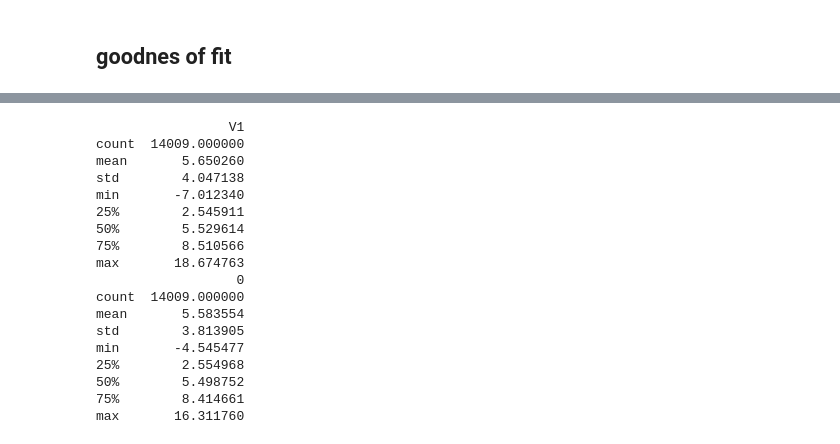
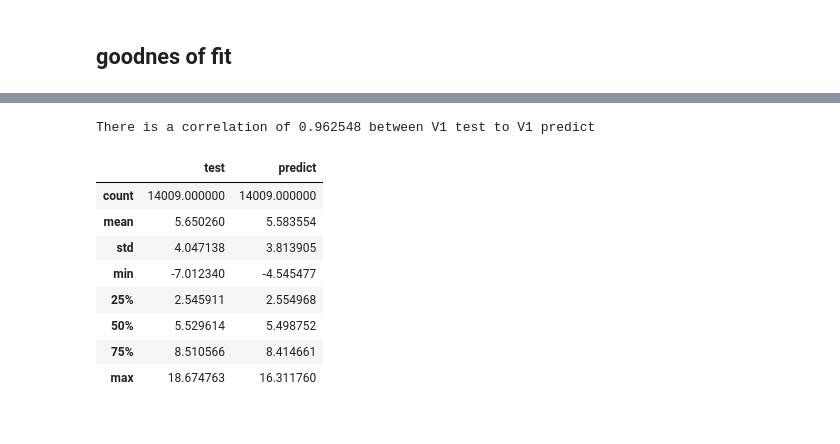
Before and after one commit to roishlezinger/test, a Jupyter notebook: predict.ipynb, the cells around one changed output, grey strips where cells are left out. Drawn from its saved outputs; the diff is of its cells as text; code cells hidden in the pictures.

```diff
--- a/predict.ipynb
+++ b/predict.ipynb
@@ -187,23 +188,21 @@ plt.show()
 # %%
 #Comparison of basic parameters between test and predict
-print(pd.DataFrame(data=y_test).describe())
-print(pd.DataFrame(data=y_predict_test).describe())
+from scipy.stats.stats import pearsonr
+disc = pd.DataFrame(data=y_test).describe()
+disc.columns = ['test']
+disc['predict'] = pd.DataFrame(data=y_predict_test).describe()
+#print(type(temp1))
+#x = temp1.merge(temp2,on='index')
+print("There is a correlation of %f between V1 test to V1 predict" % np.corrcoef(y_test,y_predict_test)[0,1])
+disc
 # %% [output]
-                 V1
-count  14009.000000
-mean       5.650260
-std        4.047138
-min       -7.012340
-25%        2.545911
-50%        5.529614
-75%        8.510566
-max       18.674763
-                  0
-count  14009.000000
-mean       5.583554
-std        3.813905
-min       -4.545477
-25%        2.554968
-50%        5.498752
-75%        8.414661
-max       16.311760
+There is a correlation of 0.962548 between V1 test to V1 predict
+|  | test | predict |
+| count | 14009.000000 | 14009.000000 |
+| mean | 5.650260 | 5.583554 |
+| std | 4.047138 | 3.813905 |
+| min | -7.012340 | -4.545477 |
+| 25% | 2.545911 | 2.554968 |
+| 50% | 5.529614 | 5.498752 |
+| 75% | 8.510566 | 8.414661 |
+| max | 18.674763 | 16.311760 |
```
Also changed, not shown: parts of 2 cells of this notebook.
